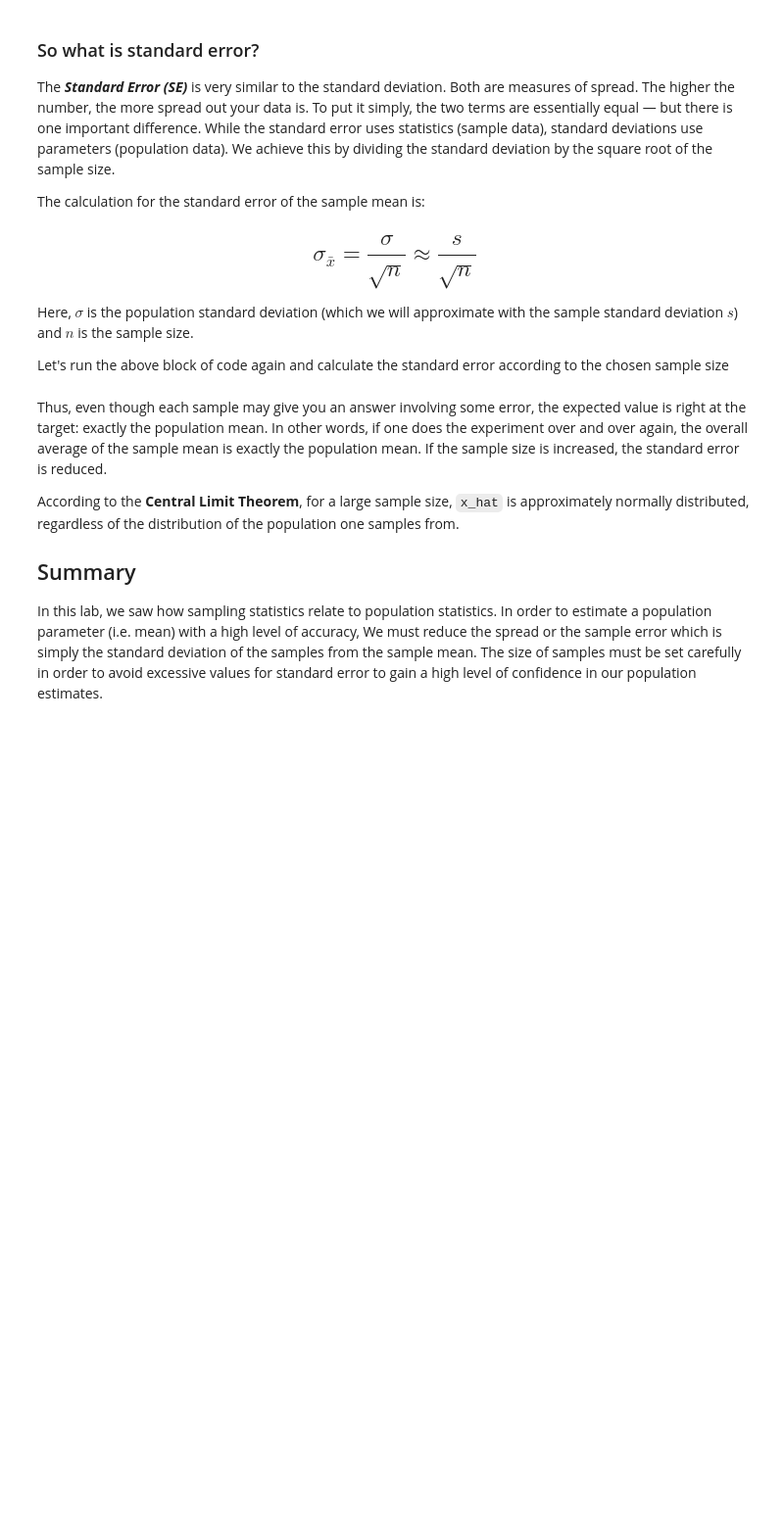
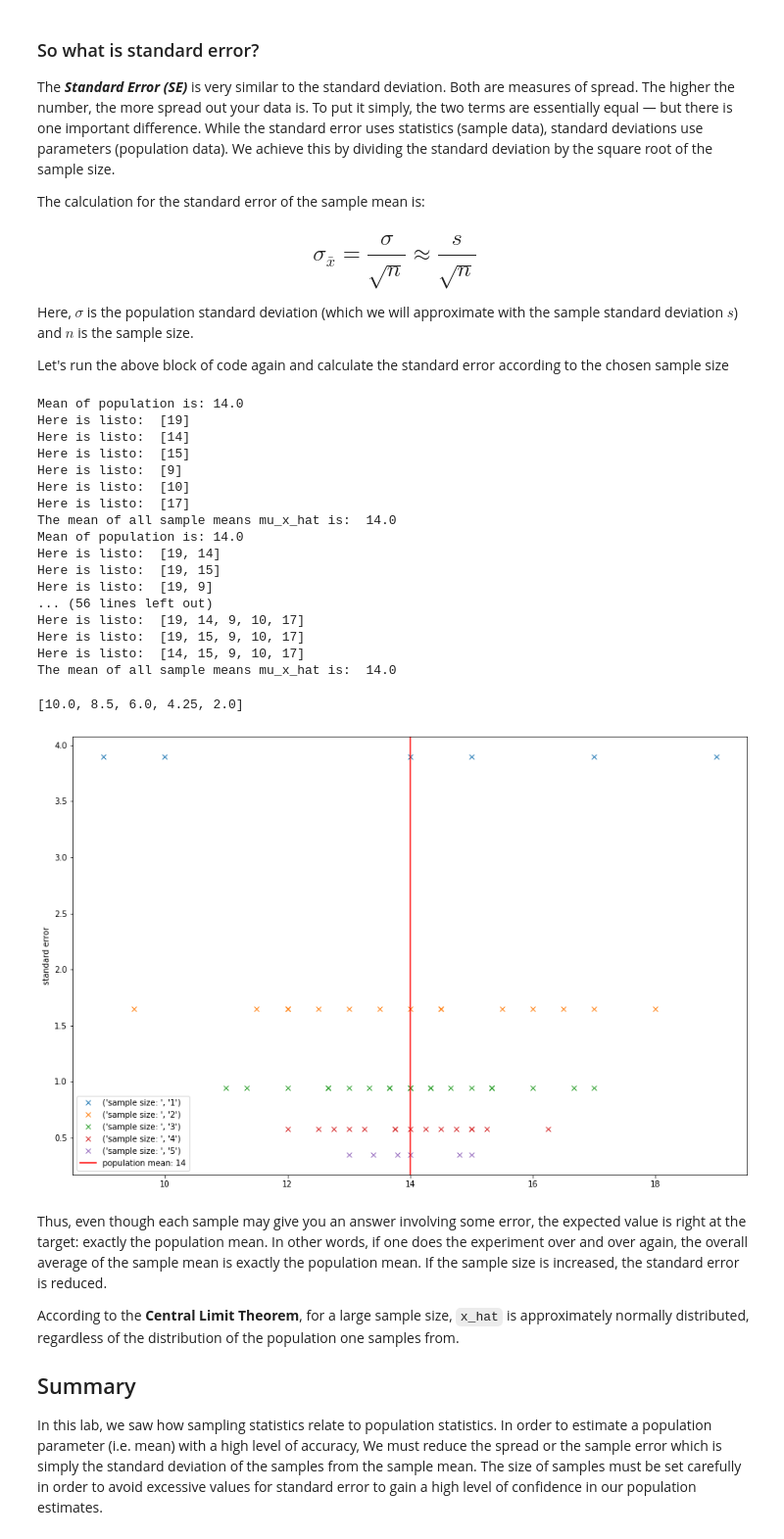
Before and after one commit to poariston/dsc-sampling-statistics-lab-online-ds-pt-120919, a Jupyter notebook: index.ipynb, the cells around one changed output. Shown at 98% size. Drawn from its saved outputs; the diff is of its cells as text; code cells hidden in the pictures; blank space fills up the shorter version.

```diff
--- a/index.ipynb
+++ b/index.ipynb
@@ -351,21 +451,61 @@ Here, $\sigma$ is the population standard deviation (which we will approximate w
 
 Let's run the above block of code again and calculate the standard error according to the chosen sample size
 # %%
+import math
+import statistics
 # Create empty lists for storing sample means, combinations and standard error for each iteration
 means_list = []
 combs_list = []
 err_list = []
+
 # Create a for loop with changing sample sizes
-
-    # Calculate combinations, means as earlier, append to relevant lists
+# Calculate combinations, means as earlier, append to relevant lists
+# Calculate and append the standard error by dividing sample means with square root of sample size
+# Visualize sample spread and standard error values for each sample
 
 
-
-    # Calculate and append the standard error by dividing sample means with square root of sample size
+plt.figure(figsize=(15,10))
 
 
+for i in range(5):
+    combs, means = sample_means(i+1, pumpkin_dict)
+#     probs = calculate_probability(means)  # not needed
+    means_list.append(means)
+    combs_list.append(combs)
+# The error for this sample size is the standard deviation of the sample means divided by square root of the sample size
+#  we pretend we don't know the std of the population
+    err = statistics.stdev(means)/ math.sqrt(i+1)
+    err_list.append(err)
 
-    # Visualize sample spread and standard error values for each sample
+    val = err
+    plt.plot(means,np.zeros_like(means)+val,'x',label=("sample size: ",str(i+1)))
+
+    i+=1
+
+plt.axvline(x=14,ymin=0,ymax=1,c='r',label = ('population mean: 14'))
+plt.ylabel('standard error')
+plt.legend()
+spreads
+# %% [output]
+Mean of population is: 14.0
+Here is listo:  [19]
+Here is listo:  [14]
+Here is listo:  [15]
+Here is listo:  [9]
+Here is listo:  [10]
+Here is listo:  [17]
+The mean of all sample means mu_x_hat is:  14.0
+Mean of population is: 14.0
+Here is listo:  [19, 14]
+Here is listo:  [19, 15]
+Here is listo:  [19, 9]
+... (56 lines left out)
+Here is listo:  [19, 14, 9, 10, 17]
+Here is listo:  [19, 15, 9, 10, 17]
+Here is listo:  [14, 15, 9, 10, 17]
+The mean of all sample means mu_x_hat is:  14.0
+[10.0, 8.5, 6.0, 4.25, 2.0]
+[figure, added]
 # %% [markdown]
 Thus, even though each sample may give you an answer involving some error, the expected value is right at the target: exactly the population mean. In other words, if one does the experiment over and over again, the overall average of the sample mean is exactly the population mean. If the sample size is increased, the standard error is reduced.
 
```
Also changed, not shown: parts of 8 cells of this notebook.
